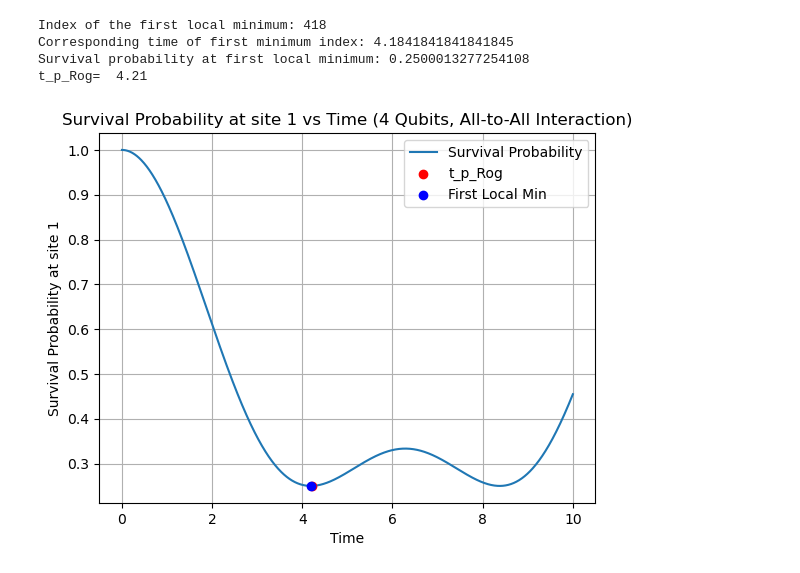
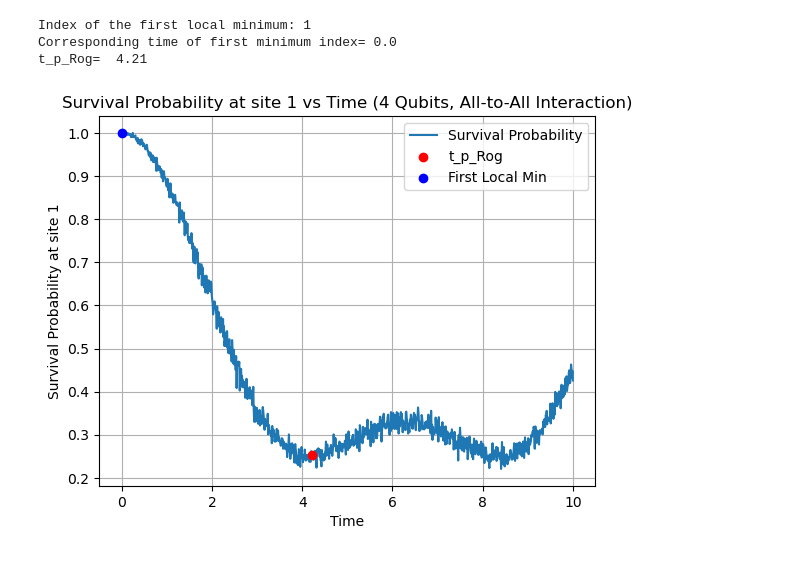
Before and after one commit to zlaraib/QCNO, a Jupyter notebook: build_circuit/self_int_exact_evol_4qubits.ipynb, the cells around one changed output. Drawn from its saved outputs; the diff is of its cells as text; code cells hidden in the pictures.

Commit message:
changed self-int hamiltonian to evolve using qasm simulator and measuring counts for <s_z>

```diff
--- a/build_circuit/self_int_exact_evol_4qubits.ipynb
+++ b/build_circuit/self_int_exact_evol_4qubits.ipynb
@@ -3,7 +3,7 @@
 import numpy as np
 import matplotlib.pyplot as plt
 from scipy.linalg import expm
-from qiskit import Aer, transpile, assemble
+from qiskit import Aer, transpile, assemble, execute
 from qiskit.providers.aer import AerSimulator
 from qiskit.circuit import QuantumCircuit
 from qiskit.quantum_info import Pauli, Statevector, Operator
@@ -16,8 +16,12 @@ tolerance = 5e-1
 # Define time steps
 times = np.linspace(0, 10, 1000)  # Extending the time range to 10
 τ = times[1] - times[0]  # Time step
+shots = 1024
+backend = Aer.get_backend('qasm_simulator')
+
 # Define the Hamiltonian H_SI for 4 qubits with all-to-all interactions
-H_SI = 0
+# H_SI = 0
+H_SI = np.zeros((2**N_sites, 2**N_sites), dtype=complex)
 for i in range(N_sites-1):
     for j in range(i + 1, N_sites):
         XX = Pauli(f'{"I"*i}X{"I"*(j-i-1)}X{"I"*(N_sites-j-1)}').to_matrix()
@@ -25,32 +29,42 @@ for i in range(N_sites-1):
         ZZ = Pauli(f'{"I"*i}Z{"I"*(j-i-1)}Z{"I"*(N_sites-j-1)}').to_matrix()
         H_SI += interaction_strength * (XX + YY + ZZ)
 
-# Create a quantum circuit for the initial state |1100>
-qc = QuantumCircuit(N_sites)
-qc.x([0, 1])  # Apply X gate to the first and second qubits to create |1100> state
+def evolve_and_measure_circuit(time, H_SI):
+    U = Operator(expm(-1j * H_SI * time))
+    qc = QuantumCircuit(N_sites, 1)
+    qc.x([0, 1])  # Apply X gate to the first and second qubits to create |1100> state
+    qc.unitary(U, range(N_sites), label="exp(-iHt)")
+    qc.measure(0, 0)  # Measure all qubits
+    return qc
 
-# Get the initial statevector
-initial_state = Statevector.from_label('1100')
+# Visualize the initial quantum circuit
+qc.draw(output='mpl', style='clifford')
 
-sigma_z_expectations = []
+# Simulation and expected value calculation
+sigma_z_values = []
+survival_probabilities = []
 
-# Simulate the circuit for different time steps
-simulator = AerSimulator()
+for t in times:
+    qc = evolve_and_measure_circuit(t, H_SI)
+    result = execute(qc, backend, shots=shots).result()
+    counts = result.get_counts(qc)
 
-for time in times:
-    # Time evolution
-    U = Operator(expm(-1j * H_SI * time))
-    evolved_state = initial_state.evolve(U)
+    # Calculate expectation value of sigma_z for the first qubit
+    sigma_z = 0
+    for outcome, count in counts.items():
+        if outcome[0] == '0':
+            sigma_z += count / shots
+        else:
+            sigma_z -= count / shots
 
-    # Measure expectation value of sigma_z on the first qubit
-    z_expectation = evolved_state.expectation_value(Pauli('Z') ^ Pauli('I') ^ Pauli('I') ^ Pauli('I')).real
-    sigma_z_expectations.append(z_expectation)
+    # Calculate survival probability
+    survival_probability = (1 - sigma_z) / 2
 
-# Calculate survival probability
-survival_probabilities = (1 - np.array(sigma_z_expectations)) / 2
+    # Append values to the respective lists
+    sigma_z_values.append(sigma_z)
+    survival_probabilities.append(survival_probability)
 
 
-# Function to find the index of the first local minimum
 def find_first_local_minima_index(arr):
     n = len(arr)
     for i in range(1, n - 1):
@@ -61,46 +75,45 @@ def find_first_local_minima_index(arr):
 # Index of the first minimum of the survival probabilities
 i_first_local_min = find_first_local_minima_index(survival_probabilities)
 
-# Calculate the corresponding time and survival probability at the first local minimum
+# Writing if_else statement to communicate if local minima (not) found
 if i_first_local_min != -1:
-    t_min = times[i_first_local_min]
-    min_survival_prob = survival_probabilities[i_first_local_min]
     print(f"Index of the first local minimum: {i_first_local_min}")
-    print(f"Corresponding time of first minimum index: {t_min}")
-    print(f"Survival probability at first local minimum: {min_survival_prob}")
 else:
     print("No local minimum found in the array.")
+
+# Time at which the first minimum survival probability is reached
+t_min = τ * i_first_local_min - τ
+print(f"Corresponding time of first minimum index= {t_min}")
 
 # Calculate Rogerro's fit for the first minimum of the survival probability
 a_t = 0
 b_t = 2.105
 c_t = 0
 
 t_p_Rog = a_t * np.log(N_sites) + b_t * np.sqrt(N_sites) + c_t
 print("t_p_Rog= ", t_p_Rog)
 
 # Assert condition
-assert abs(t_min - t_p_Rog) < τ + tolerance, "The time of the first minimum survival probability is not within the expected range."
+# assert abs(t_min - t_p_Rog) < τ + tolerance, "The time of the first minimum survival probability is not within the expected range."
 
 # Plot the survival probability at site 1 against time
 plt.plot(times, survival_probabilities, label='Survival Probability')
 plt.xlabel('Time')
 plt.ylabel('Survival Probability at site 1')
 plt.title('Survival Probability at site 1 vs Time (4 Qubits, All-to-All Interaction)')
 
 # Add scatter point for Rogerro's fit
 plt.scatter([t_p_Rog], [survival_probabilities[np.abs(times - t_p_Rog).argmin()]], color='red', label="t_p_Rog", zorder=5)
 
 # Add scatter point for the first local minimum
 if i_first_local_min != -1:
     plt.scatter([t_min], [min_survival_prob], color='blue', label="First Local Min", zorder=5)
 
 plt.legend(loc="upper right")
 plt.grid(True)
 plt.show()
 # %% [output]
-Index of the first local minimum: 418
-Corresponding time of first minimum index: 4.1841841841841845
-Survival probability at first local minimum: 0.2500013277254108
+Index of the first local minimum: 1
+Corresponding time of first minimum index= 0.0
 t_p_Rog=  4.21
-[figure, old version]
+[figure, new version]
```
